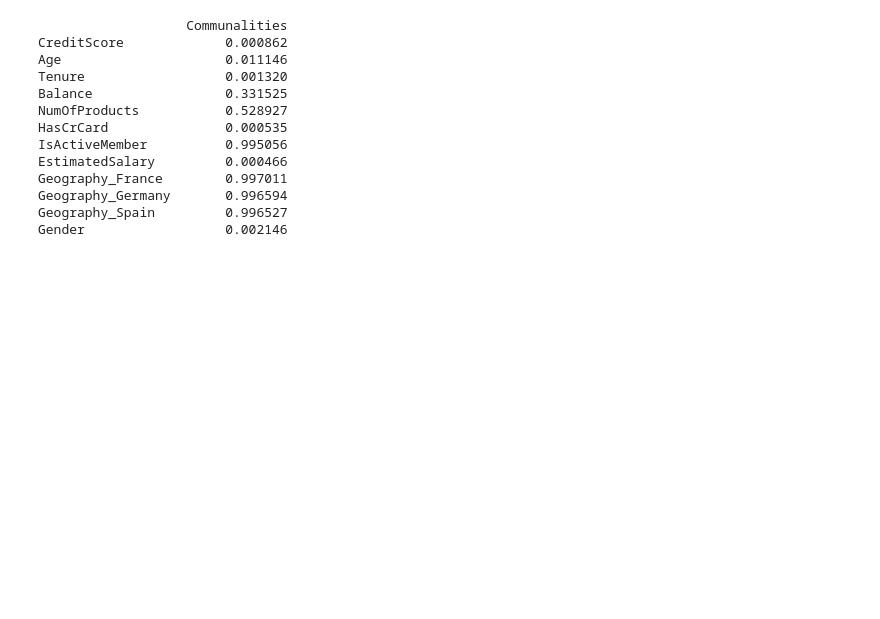
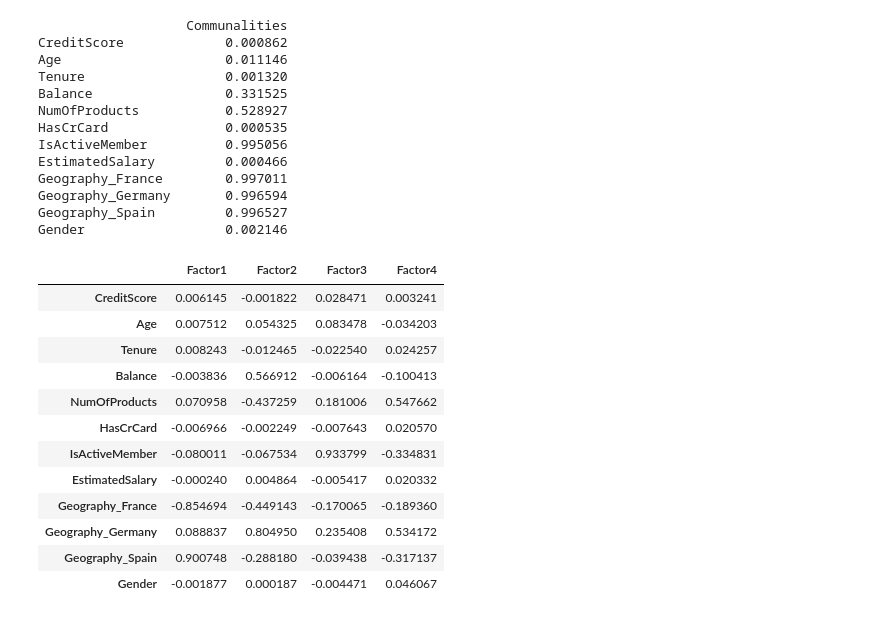
Before and after one commit to AmirJlr/Data-Science-Algorithms-FUM, a Jupyter notebook: Linear Model/FA/FA 1.ipynb, the cells around one changed output. Drawn from its saved outputs; the diff is of its cells as text; code cells hidden in the pictures; blank space fills up the shorter version.

```diff
--- a/Linear Model/FA/FA 1.ipynb
+++ b/Linear Model/FA/FA 1.ipynb
@@ -167,4 +167,20 @@ Geography_Germany       0.996594
 Geography_Spain         0.996527
 Gender                  0.002146
 # %%
-factor_df= pd.DataFrame(fa.loadings_,index=df.columns, columns=['Factor1', 'Factor2', 'Factor3' , ''])
+factor_df= pd.DataFrame(fa.loadings_,index=df.columns, columns=['Factor1', 'Factor2', 'Factor3' , 'Factor4'])
+# %%
+factor_df
+# %% [output]
+|  | Factor1 | Factor2 | Factor3 | Factor4 |
+| CreditScore | 0.006145 | -0.001822 | 0.028471 | 0.003241 |
+| Age | 0.007512 | 0.054325 | 0.083478 | -0.034203 |
+| Tenure | 0.008243 | -0.012465 | -0.022540 | 0.024257 |
+| Balance | -0.003836 | 0.566912 | -0.006164 | -0.100413 |
+| NumOfProducts | 0.070958 | -0.437259 | 0.181006 | 0.547662 |
+| HasCrCard | -0.006966 | -0.002249 | -0.007643 | 0.020570 |
+| IsActiveMember | -0.080011 | -0.067534 | 0.933799 | -0.334831 |
+| EstimatedSalary | -0.000240 | 0.004864 | -0.005417 | 0.020332 |
+| Geography_France | -0.854694 | -0.449143 | -0.170065 | -0.189360 |
+| Geography_Germany | 0.088837 | 0.804950 | 0.235408 | 0.534172 |
+| Geography_Spain | 0.900748 | -0.288180 | -0.039438 | -0.317137 |
+| Gender | -0.001877 | 0.000187 | -0.004471 | 0.046067 |
```
